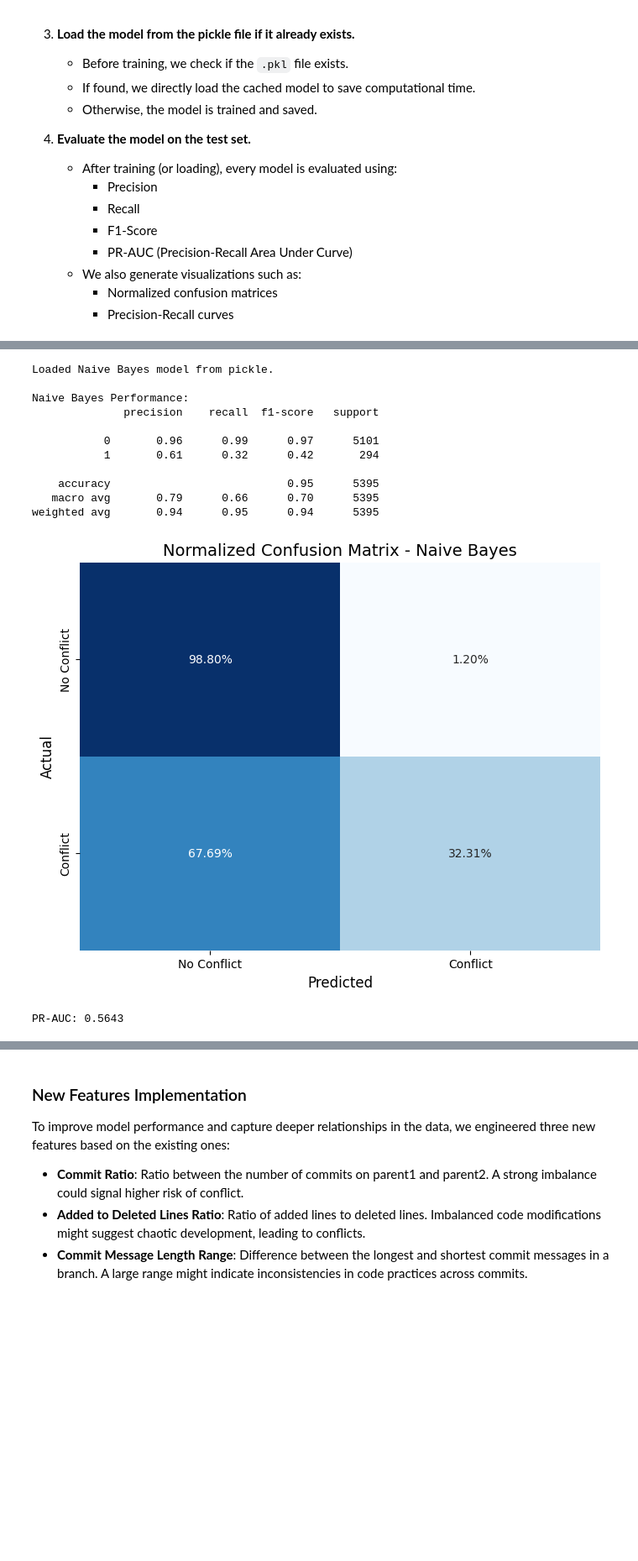
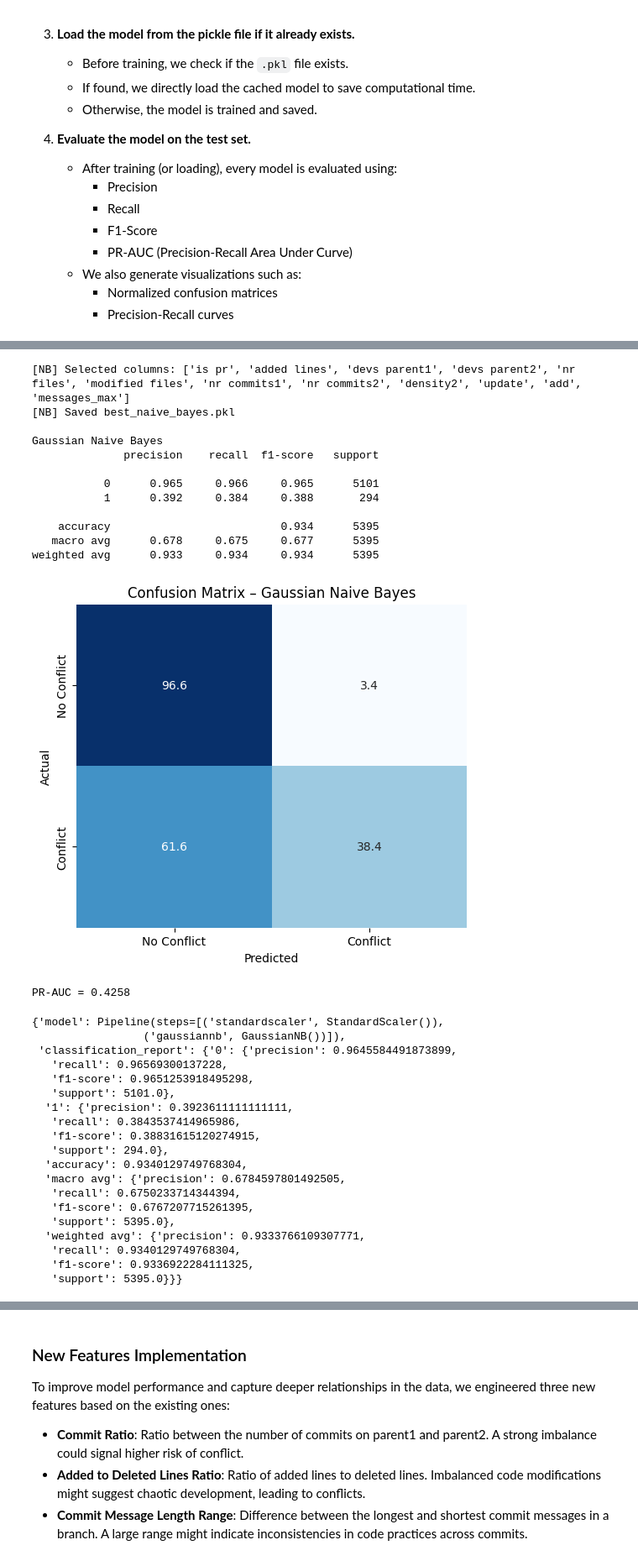
Before and after one commit to Alex7734/merge-conflict-predictor, a Jupyter notebook: MihocAlexandru.ipynb, the cells around one changed output, grey strips where cells are left out. Shown at 84% size. Drawn from its saved outputs; the diff is of its cells as text; code cells hidden in the pictures; blank space fills up the shorter version.

```diff
--- a/MihocAlexandru.ipynb
+++ b/MihocAlexandru.ipynb
@@ -613,23 +606,0 @@ def train_and_save_naive_bayes(X_train, y_train, model_path):
-# %%
-if os.path.exists(nb_model_path):
-    with open(nb_model_path, 'rb') as f:
-        nb_model = pickle.load(f)
-    print("Loaded Naive Bayes model from pickle.")
-else:
-    nb_model = train_and_save_naive_bayes(X_train, y_train, nb_model_path)
-
-results_nb = evaluate_model(nb_model, X_test, y_test, model_name="Naive Bayes", save_plots=True)
-# %% [output]
-Loaded Naive Bayes model from pickle.
-
-Naive Bayes Performance:
-              precision    recall  f1-score   support
-
-           0       0.96      0.99      0.97      5101
-           1       0.61      0.32      0.42       294
-
-    accuracy                           0.95      5395
-   macro avg       0.79      0.66      0.70      5395
-weighted avg       0.94      0.95      0.94      5395
-[figure, removed]
-PR-AUC: 0.5643
@@ -636,3 +681,45 @@ PR-AUC: 0.5643
+# %%
+best_nb, X_test, y_test = train_or_load_nb_pipeline(df)
+evaluate_model(
+    best_nb,
+    X_test,
+    y_test,
+    model_name="Gaussian Naive Bayes"
+)
+# %% [output]
+[NB] Selected columns: ['is pr', 'added lines', 'devs parent1', 'devs parent2', 'nr files', 'modified files', 'nr commits1', 'nr commits2', 'density2', 'update', 'add', 'messages_max']
+[NB] Saved best_naive_bayes.pkl
+
+Gaussian Naive Bayes
+              precision    recall  f1-score   support
+
+           0      0.965     0.966     0.965      5101
+           1      0.392     0.384     0.388       294
+
+    accuracy                          0.934      5395
+   macro avg      0.678     0.675     0.677      5395
+weighted avg      0.933     0.934     0.934      5395
+[figure, added]
+PR-AUC = 0.4258
+{'model': Pipeline(steps=[('standardscaler', StandardScaler()),
+                 ('gaussiannb', GaussianNB())]),
+ 'classification_report': {'0': {'precision': 0.9645584491873899,
+   'recall': 0.96569300137228,
+   'f1-score': 0.9651253918495298,
+   'support': 5101.0},
+  '1': {'precision': 0.3923611111111111,
+   'recall': 0.3843537414965986,
+   'f1-score': 0.38831615120274915,
+   'support': 294.0},
+  'accuracy': 0.9340129749768304,
+  'macro avg': {'precision': 0.6784597801492505,
+   'recall': 0.6750233714344394,
+   'f1-score': 0.6767207715261395,
+   'support': 5395.0},
+  'weighted avg': {'precision': 0.9333766109307771,
+   'recall': 0.9340129749768304,
+   'f1-score': 0.9336922284111325,
+   'support': 5395.0}}}
 # %% [markdown]
 ### Random Forest Classifier Model
 
```
Also changed, not shown: parts of 58 cells of this notebook, 25 other files.
